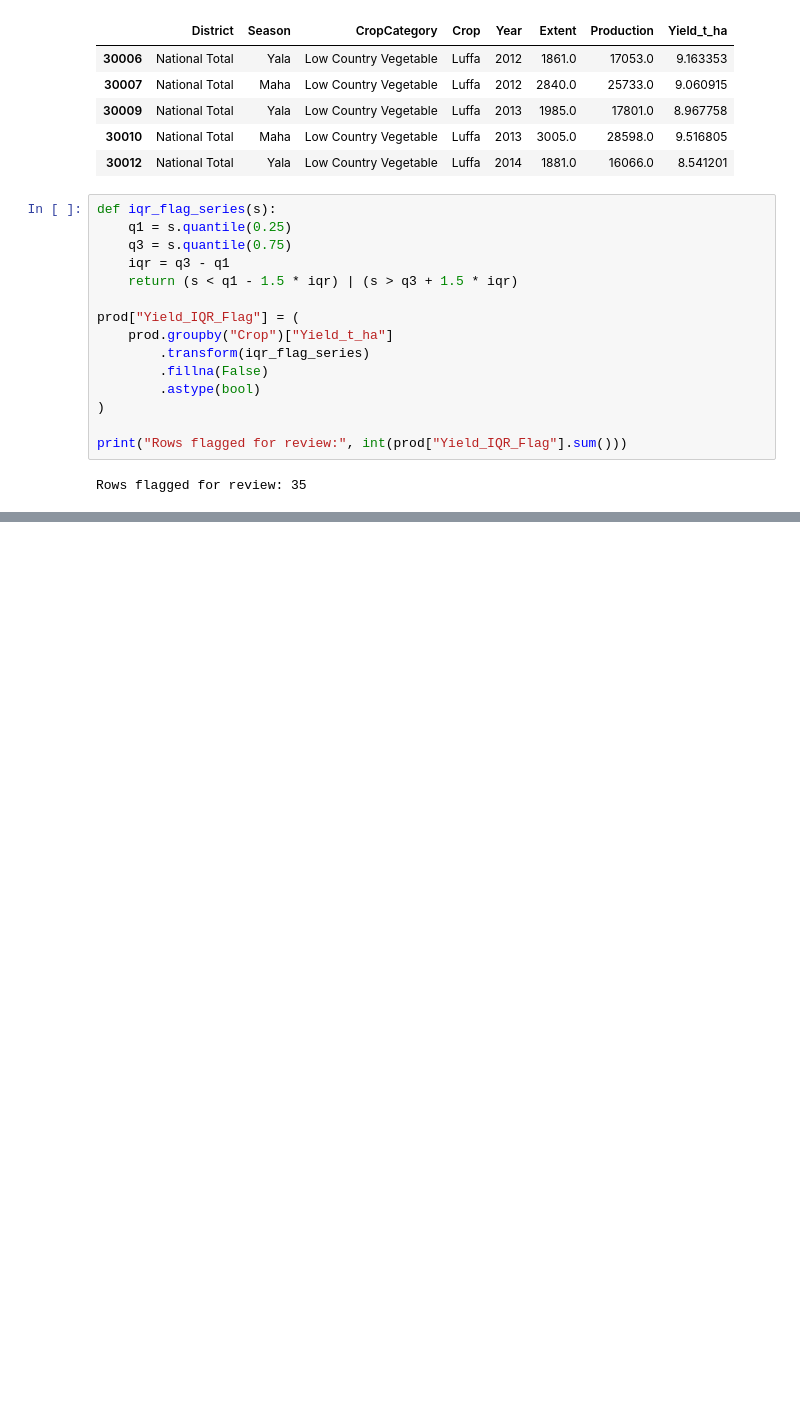
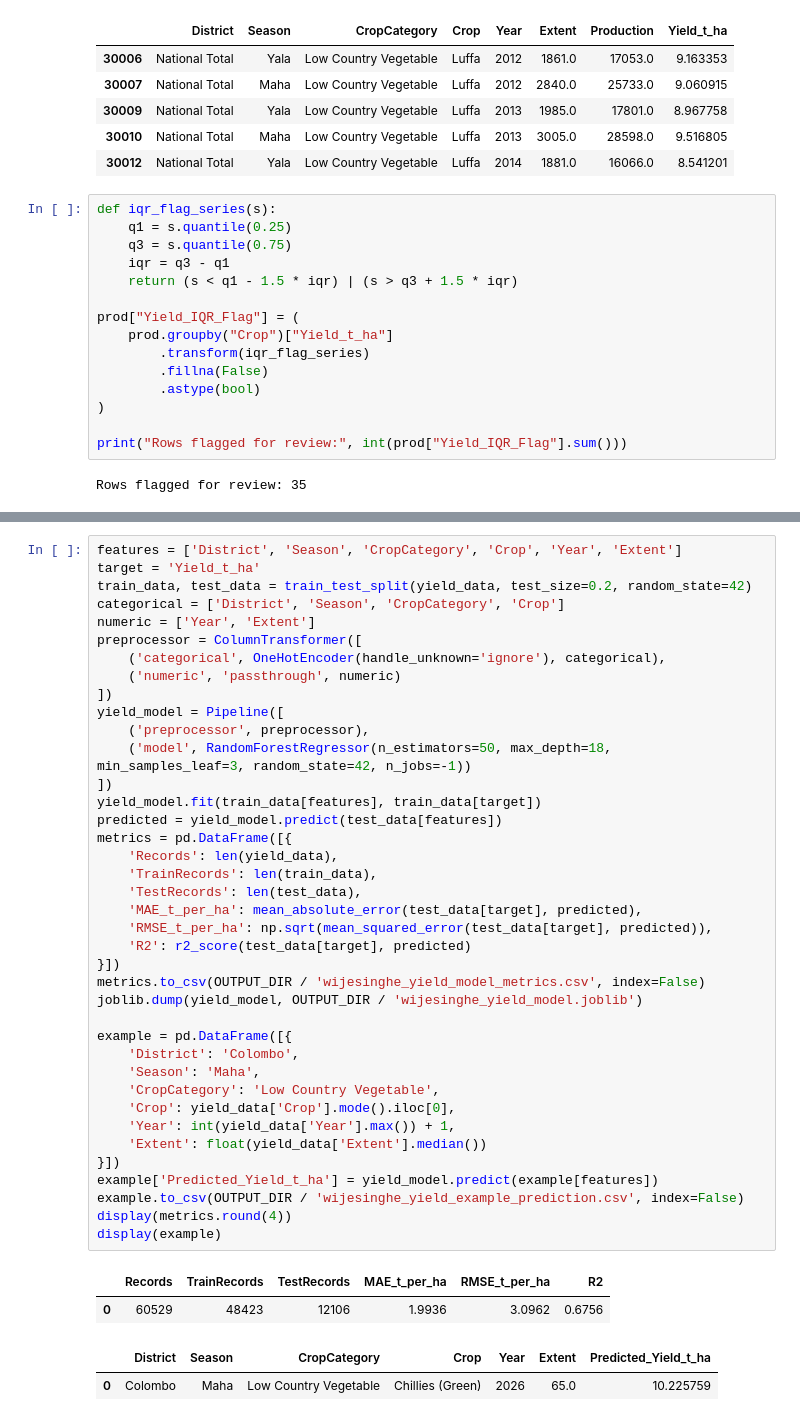
Before and after one commit to DTD-Wijesinghe/IT3091---Machine-Learning-Assignment, a Jupyter notebook: 01_IT24100858_Wijesinghe_DTD_Production.ipynb, the cells around one changed output, grey strips where cells are left out. Drawn from its saved outputs; the diff is of its cells as text; blank space fills up the shorter version.

```diff
--- a/01_IT24100858_Wijesinghe_DTD_Production.ipynb
+++ b/01_IT24100858_Wijesinghe_DTD_Production.ipynb
@@ -188,0 +198,44 @@ GitHub Personal Access Token: ··········
+# %%
+features = ['District', 'Season', 'CropCategory', 'Crop', 'Year', 'Extent']
+target = 'Yield_t_ha'
+train_data, test_data = train_test_split(yield_data, test_size=0.2, random_state=42)
+categorical = ['District', 'Season', 'CropCategory', 'Crop']
+numeric = ['Year', 'Extent']
+preprocessor = ColumnTransformer([
+    ('categorical', OneHotEncoder(handle_unknown='ignore'), categorical),
+    ('numeric', 'passthrough', numeric)
+])
+yield_model = Pipeline([
+    ('preprocessor', preprocessor),
+    ('model', RandomForestRegressor(n_estimators=50, max_depth=18, min_samples_leaf=3, random_state=42, n_jobs=-1))
+])
+yield_model.fit(train_data[features], train_data[target])
+predicted = yield_model.predict(test_data[features])
+metrics = pd.DataFrame([{
+    'Records': len(yield_data),
+    'TrainRecords': len(train_data),
+    'TestRecords': len(test_data),
+    'MAE_t_per_ha': mean_absolute_error(test_data[target], predicted),
+    'RMSE_t_per_ha': np.sqrt(mean_squared_error(test_data[target], predicted)),
+    'R2': r2_score(test_data[target], predicted)
+}])
+metrics.to_csv(OUTPUT_DIR / 'wijesinghe_yield_model_metrics.csv', index=False)
+joblib.dump(yield_model, OUTPUT_DIR / 'wijesinghe_yield_model.joblib')
+
+example = pd.DataFrame([{
+    'District': 'Colombo',
+    'Season': 'Maha',
+    'CropCategory': 'Low Country Vegetable',
+    'Crop': yield_data['Crop'].mode().iloc[0],
+    'Year': int(yield_data['Year'].max()) + 1,
+    'Extent': float(yield_data['Extent'].median())
+}])
+example['Predicted_Yield_t_ha'] = yield_model.predict(example[features])
+example.to_csv(OUTPUT_DIR / 'wijesinghe_yield_example_prediction.csv', index=False)
+display(metrics.round(4))
+display(example)
+# %% [output]
+|  | Records | TrainRecords | TestRecords | MAE_t_per_ha | RMSE_t_per_ha | R2 |
+| 0 | 60529 | 48423 | 12106 | 1.9936 | 3.0962 | 0.6756 |
+|  | District | Season | CropCategory | Crop | Year | Extent | Predicted_Yield_t_ha |
+| 0 | Colombo | Maha | Low Country Vegetable | Chillies (Green) | 2026 | 65.0 | 10.225759 |
```
Also changed, not shown: parts of 8 cells of this notebook, 5 other files.
